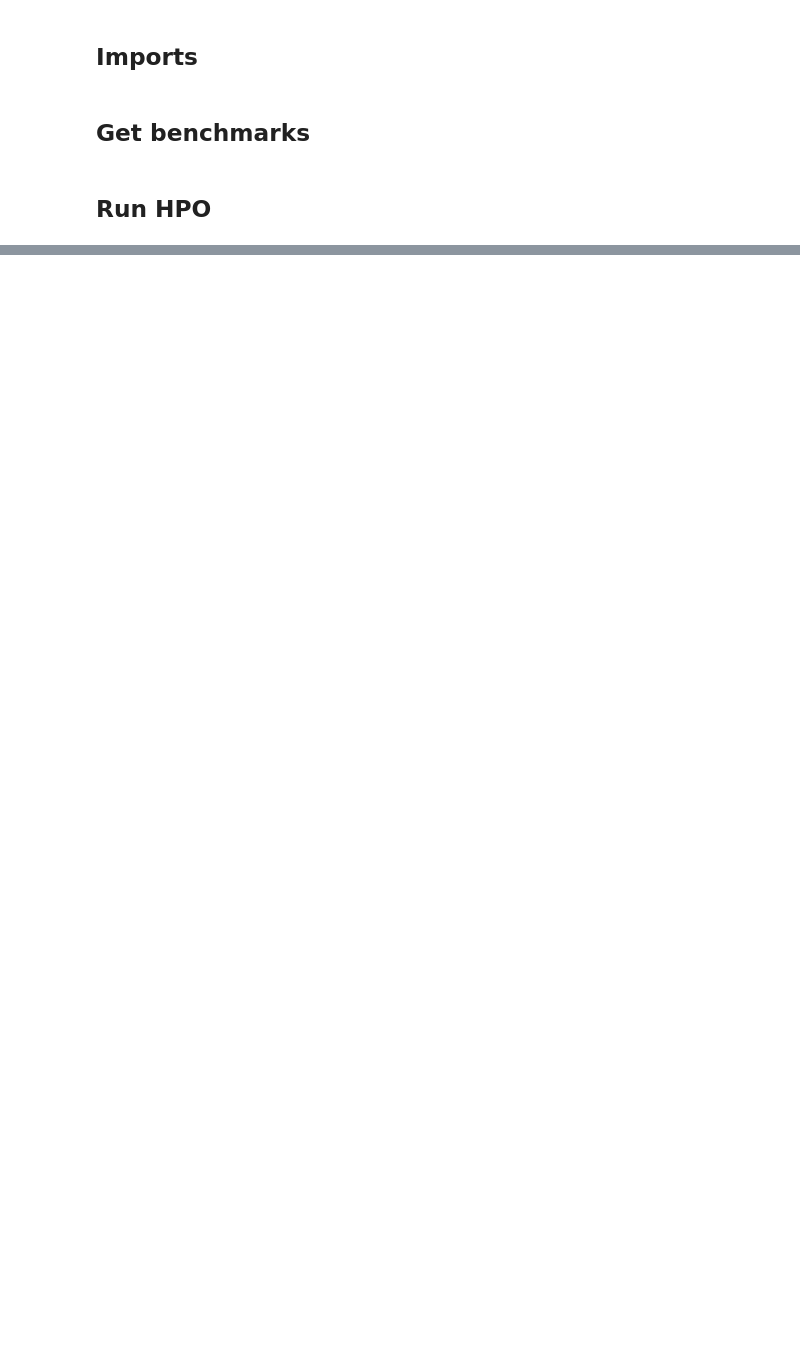
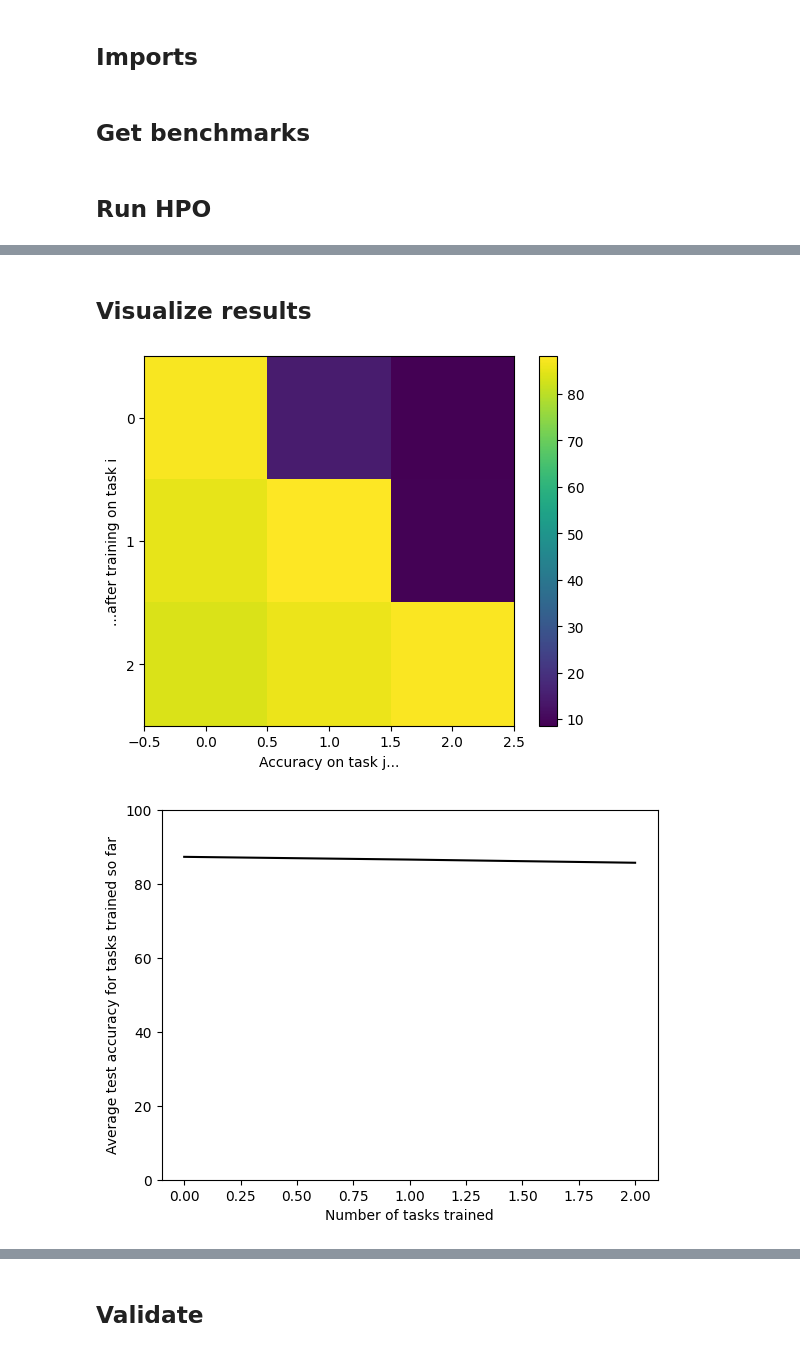
Before and after one commit to Mathisnplus1/Master-Thesis, a Jupyter notebook: Workspace/Core work/runnable_HPO.ipynb, the cells around one changed output, grey strips where cells are left out. Cells and saved outputs as stored; diff of their text form; code cells hidden in the pictures; blank space fills up the shorter version.

Commit message:
Validation is ready, still need to add and update visualisation

```diff
--- a/Workspace/Core work/runnable_HPO.ipynb
+++ b/Workspace/Core work/runnable_HPO.ipynb
@@ -7,9 +7,9 @@ global_seed = 88
 # Parameters specfific to the benchmark
 benchmark_settings = {"benchmark_name" : "pMNIST",
                       "difficulty" : "standard",
-                      "num_tasks" : 4,
-                      "train_percentage" : 0.2,
-                      "num_val_benchmarks" : 5,
+                      "num_tasks" : 3,
+                      "train_percentage" : 0.1,
+                      "num_val_benchmarks" : 3,
                       "batch_size" : 128}
 
 # Parameters specific to the method
@@ -25,12 +25,13 @@ method_settings = {"method_name" : "GroHess",
 
 # Parameters specific to HPO
 HPO_settings = {"HPO_name" : "greedy_HPO",
-                "n_trials" : 3,
+                "n_trials" : 2,
                 "lr" : (5e-5, 2e-3),
-                "num_epochs" : (2, 6)}
+                "num_epochs" : (2, 3)}
 
 # Parameters specific to the visualization
-visualization_settings = {"visualize_accs_matrix" : True,
+visualization_settings = {"savefig" : True,
+                          "visualize_accs_matrix" : True,
                           "visualize_avg_acc_curve" : True,
                           "visualize_best_params" : True,}
 # %%
@@ -111,0 +105,14 @@ fc3 : in = 100, out = 10
+# %% [markdown]
+## Visualize results
+# %%
+module_name = "HPO_lib.visualize"
+module = importlib.import_module(module_name)
+
+for key, boolean in visualization_settings.items() :
+    if key != "savefig" :
+        visualisation_name = key
+        visualisation_function = getattr(module, visualisation_name)
+        visualisation_function(test_accs_matrix, best_params_list, HPO_settings, method_settings, benchmark_settings, visualization_settings["savefig"])
+# %% [output]
+[figure, added]
+[figure, added]
@@ -111,0 +120,2 @@ fc3 : in = 100, out = 10
+# %% [markdown]
+## Validate
```
Also changed, not shown: parts of 6 cells of this notebook, 27 other files.
